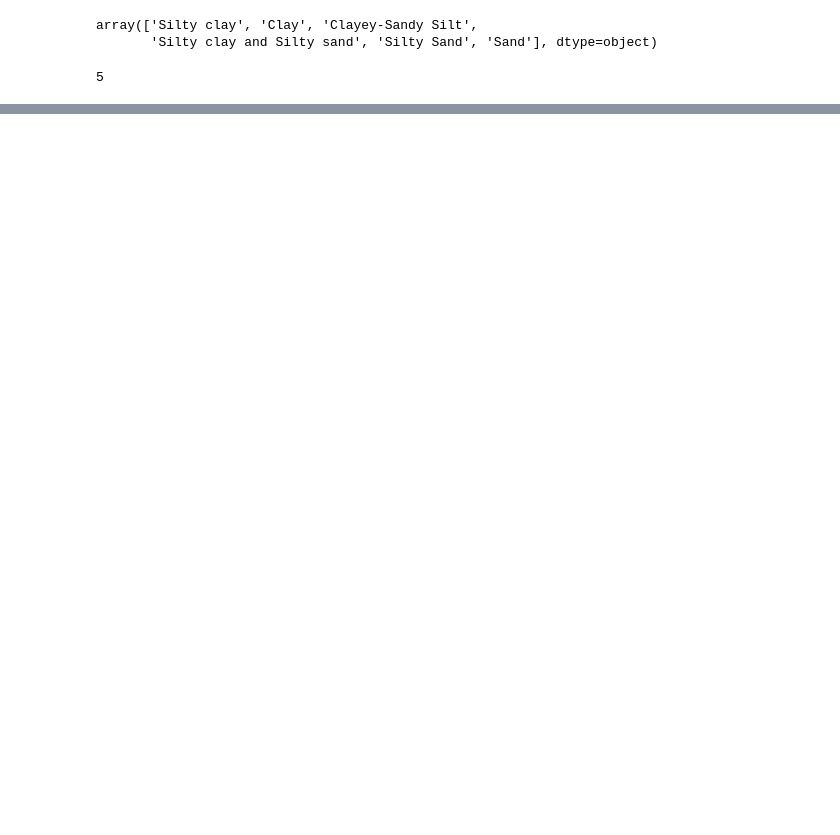
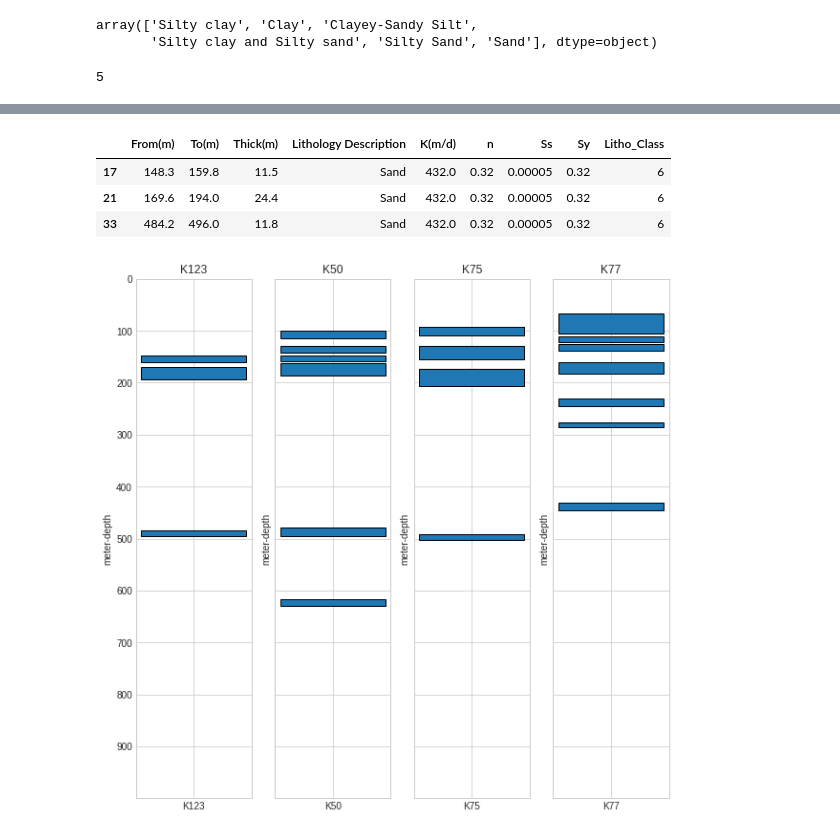
Before and after one commit to DommiiUdomp/MAP-Hungary, a Jupyter notebook: CleanWell.ipynb, the cells around one changed output, grey strips where cells are left out. Saved outputs shown, nothing was run; the diff lists cells and outputs as text; code cells hidden in the pictures; blank space fills up the shorter version.

```diff
--- a/CleanWell.ipynb
+++ b/CleanWell.ipynb
@@ -442,0 +442,13 @@ fig.show()
+# %%
+def aquifer(data):
+  data.drop(columns=['_merge'],inplace=True)
+
+  k = data['K(m/d)']>100
+  thk = data['Thick(m)']>10
+  dpt = data['To(m)']>100
+  dpb = data['To(m)']<1000
+  data = data[k&thk&dpt&dpb]
+  return data
+# %%
+aq_50 = aquifer(merge_k50)
+aq_50
@@ -442,0 +463,41 @@ fig.show()
+# %%
+aq_123 = aquifer(merge_k123)
+aq_75 = aquifer(merge_k75)
+aq_77 = aquifer(merge_k77)
+# %%
+aq_123
+# %% [output]
+|  | From(m) | To(m) | Thick(m) | Lithology Description | K(m/d) | n | Ss | Sy | Litho_Class |
+| 17 | 148.3 | 159.8 | 11.5 | Sand | 432.0 | 0.32 | 0.00005 | 0.32 | 6 |
+| 21 | 169.6 | 194.0 | 24.4 | Sand | 432.0 | 0.32 | 0.00005 | 0.32 | 6 |
+| 33 | 484.2 | 496.0 | 11.8 | Sand | 432.0 | 0.32 | 0.00005 | 0.32 | 6 |
+# %%
+fig, ax= plt.subplots(nrows=1,ncols=4, sharey=True, figsize=(10,10))
+
+ax[0].bar(['K123'], height = aq_123['Thick(m)'], bottom = aq_123['From(m)'], edgecolor = 'black')
+ax[0].set_yticks(np.arange(0,1000,100))
+ax[0].set_ylabel('meter-depth')
+ax[0].set_ylim([1000,0])
+ax[0].set_title('K123')
+
+ax[1].bar(['K50'], height = aq_50['Thick(m)'], bottom = aq_50['From(m)'], edgecolor = 'black')
+ax[1].set_yticks(np.arange(0,1000,100))
+ax[1].set_ylabel('meter-depth')
+ax[1].set_ylim([1000,0])
+ax[1].set_title('K50')
+
+ax[2].bar(['K75'], height = aq_75['Thick(m)'], bottom = aq_75['From(m)'], edgecolor = 'black')
+ax[2].set_yticks(np.arange(0,1000,100))
+ax[2].set_ylabel('meter-depth')
+ax[2].set_ylim([1000,0])
+ax[2].set_title('K75')
+
+ax[3].bar(['K77'], height = aq_77['Thick(m)'], bottom = aq_77['From(m)'], edgecolor = 'black')
+ax[3].set_yticks(np.arange(0,1000,100))
+ax[3].set_ylabel('meter-depth')
+ax[3].set_ylim([1000,0])
+ax[3].set_title('K77')
+
+plt.show()
+# %% [output]
+[figure, added]
```
Also changed, not shown: parts of 10 cells of this notebook.
